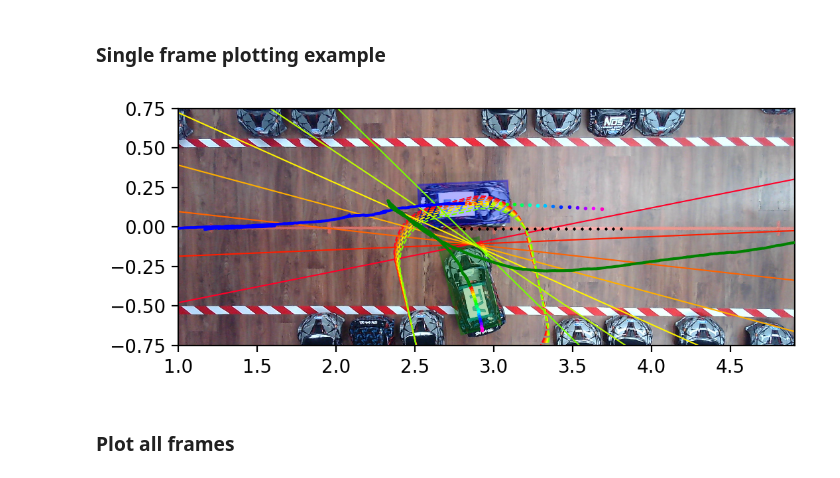
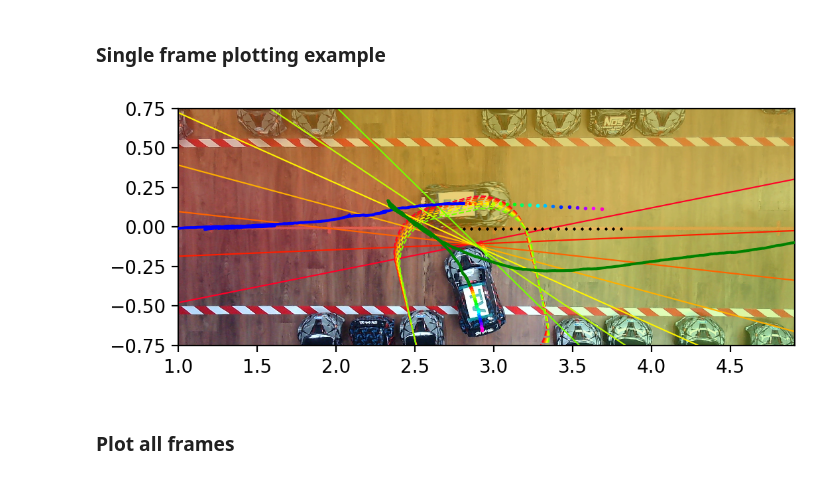
Before and after one commit to XuShenLZ/dataMPC_parking, a Jupyter notebook: bag_processing/video_plotting.ipynb, the cells around one changed output. Cells and saved outputs as stored; diff of their text form; code cells hidden in the pictures.

```diff
--- a/bag_processing/video_plotting.ipynb
+++ b/bag_processing/video_plotting.ipynb
@@ -76,6 +76,7 @@ findfont: Font family ['Times New Roman'] not found. Falling back to DejaVu Sans
 import matplotlib
 from matplotlib.transforms import Affine2D
 
+shade = True
 frame_num = 1000
 image, t, frame_num, data = vid_reader.get_frame(frame_idx=frame_num)
 
@@ -114,34 +115,43 @@ traj_ax.imshow(image, extent=(image_x_coords[0],image_x_coords[1],image_y_coords
 # traj_ax.add_patch(TV_car)
 # TV_car.set_xy((data['tv_state'][-1,0]+TV_x_offset-TV_L/2, data['tv_state'][-1,1]+TV_y_offset-TV_W/2))
 # R = Affine2D().rotate_around(data['tv_state'][-1,0]+TV_x_offset, data['tv_state'][-1,1]+TV_y_offset, data['tv_state'][-1,2]) + traj_ax.transData
 # TV_car.set_transform(R)
 
 for i in range(N):
     if data['crit_region'][i]:
         traj_ax.plot(data['coll_bound'][i][:,0] + TV_x_offset, data['coll_bound'][i][:,1] + TV_y_offset, '--', c=c[i], linewidth=0.75)
         traj_ax.plot(data['hyp'][i]['pos'][0] + TV_x_offset, data['hyp'][i]['pos'][1] + TV_y_offset, 'o', c=c[i], markersize=1.5, markeredgecolor=c[i], markerfacecolor='w', markeredgewidth=0.5)
         hyp_x = np.array(map_bounds[:2])
         hyp_y = (-data['hyp'][i]['w'][0]*hyp_x+data['hyp'][i]['b'])/data['hyp'][i]['w'][1]
         traj_ax.plot(hyp_x + TV_x_offset, hyp_y + TV_y_offset, c=c[i], linewidth=0.75)
+
+        if shade:
+            if np.argmax(data['score'][-1]) == 0:
+                fill_y = np.array([1, 1])
+            elif np.argmax(data['score'][-1]) == 1:
+                fill_y = np.array([-1, -1])
+
+            traj_ax.fill_between(hyp_x, hyp_y, fill_y, color=c[i], alpha=0.1)
+
     traj_ax.plot(data['ev_pred'][i,0] + EV_x_offset, data['ev_pred'][i,1] + EV_y_offset, 'o', c=c[i], markersize=1)
     traj_ax.plot(data['tv_pred'][i,0] + TV_x_offset, data['tv_pred'][i,1] + TV_y_offset, 'o', c=c[i], markersize=1)
 
 
 traj_ax.plot(data['ev_state'][:,0] + EV_x_offset, data['ev_state'][:,1] + EV_y_offset, linewidth=1.5, color='b', label="EV", zorder=5)
 traj_ax.plot(data['ev_ref'][:,0] + EV_x_offset, data['ev_ref'][:,1] + EV_y_offset, 'kx', markersize=1)
 traj_ax.plot(data['tv_state'][:,0] + TV_x_offset, data['tv_state'][:,1] + TV_y_offset, linewidth=1.5, color='g', label="TV", zorder=5)
 
 traj_ax.set_xlim(image_x_coords)
 traj_ax.set_ylim([-0.75, 0.75])
 traj_ax.set_aspect('equal')
 
 plt.draw()
 plt.show()
 
 fig_name = os.path.join(OUT_DIR, 'video_overlay' + str(frame_num) + '.png')
 traj_fig.savefig(fig_name, transparent=True)
 # %% [output]
-[figure, old version]
+[figure, new version]
 # %% [markdown]
 ### Plot all frames
 # %%
```
